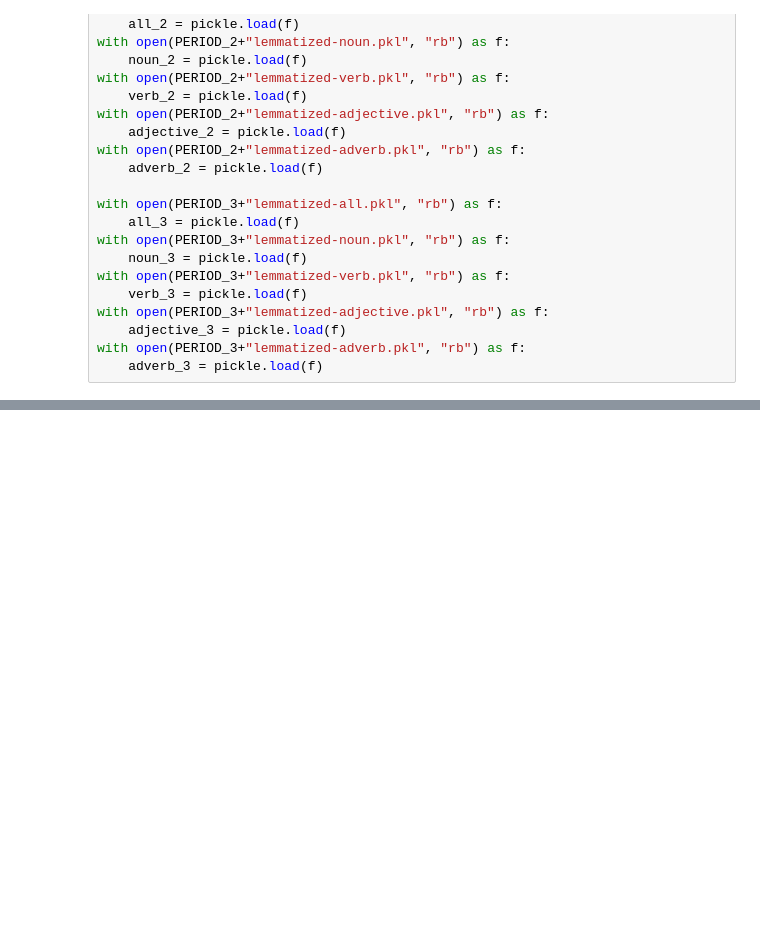
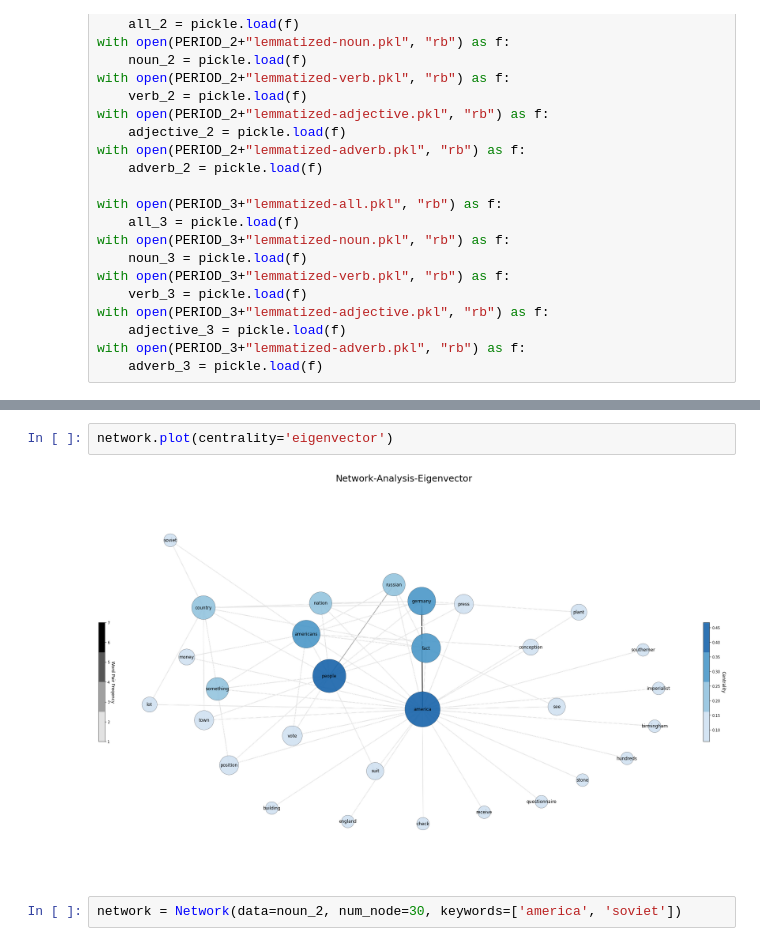
Before and after one commit to MartinusChoi/Text-Mining-Project, a Jupyter notebook: Semantic-Network-Analysis-ST.ipynb, the cells around one changed output, grey strips where cells are left out. Drawn from its saved outputs; the diff is of its cells as text; blank space fills up the shorter version.

```diff
--- a/Semantic-Network-Analysis-ST.ipynb
+++ b/Semantic-Network-Analysis-ST.ipynb
@@ -386,0 +79,6 @@ plt.show()
+# %%
+network.plot(centrality='eigenvector')
+# %% [output]
+[figure, added]
+# %%
+network = Network(data=noun_2, num_node=30, keywords=['america', 'soviet'])
```
Also changed, not shown: parts of 29 cells of this notebook, 4 other files.
